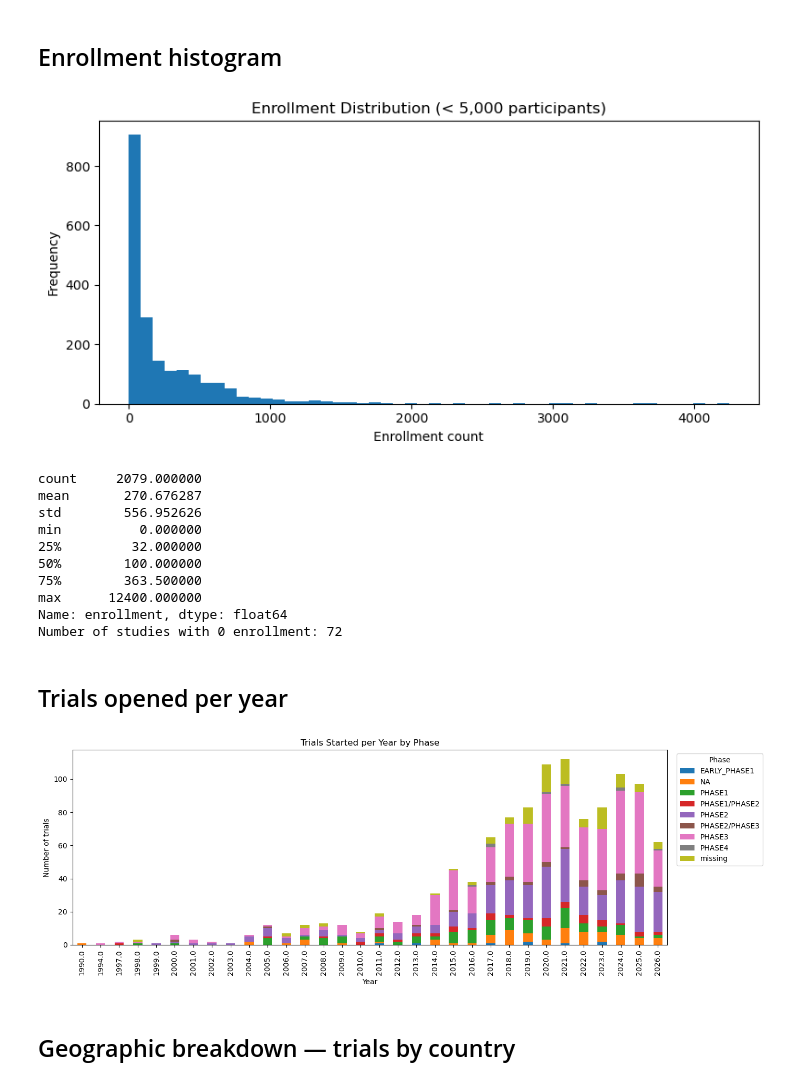
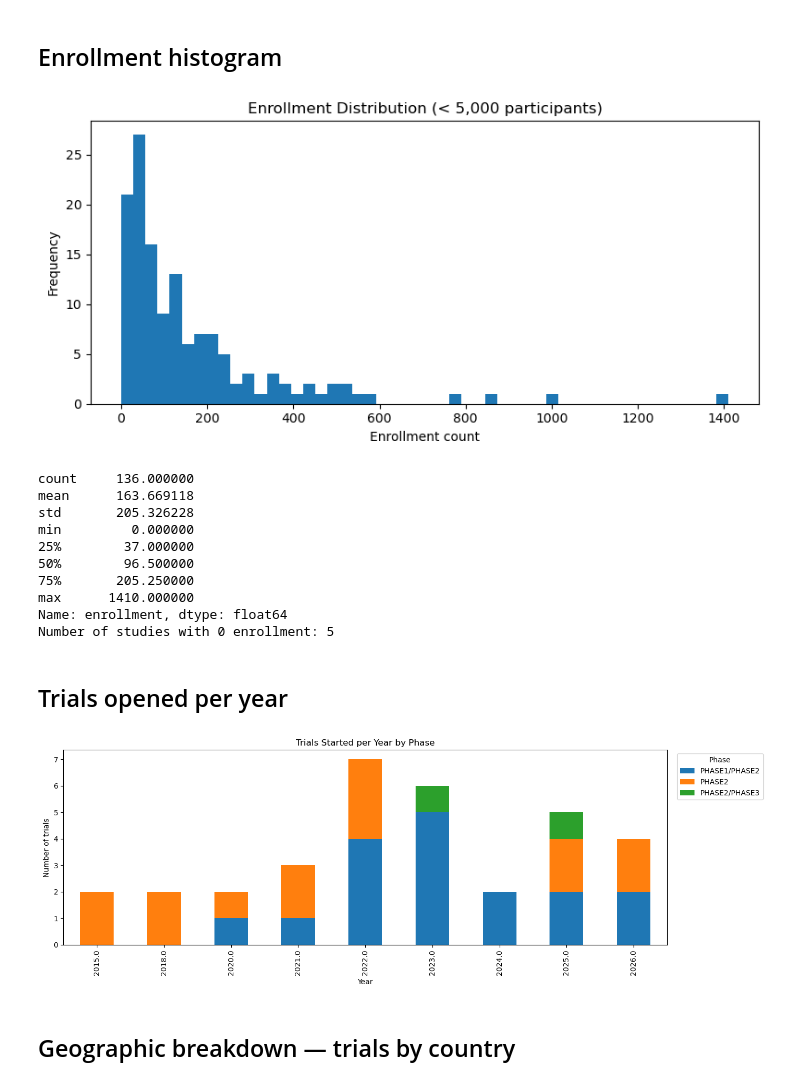
Before and after one commit to rishikiram/TACT, a Jupyter notebook: backend_py/eda.ipynb, the cells around one changed output. Drawn from its saved outputs; the diff is of its cells as text; code cells hidden in the pictures.

```diff
--- a/backend_py/eda.ipynb
+++ b/backend_py/eda.ipynb
@@ -10,4 +10,7 @@ from query import load_all
 df = load_all()
 print(f"{len(df):,} studies loaded")
 df.head(3)
+
+df = df[df['phase2'] == True]
+print(f"{len(df):,} phase 2 studies")
 # %% [output]
@@ -54,37 +53,37 @@ plt.show()
 print(enrollment.describe())
 print(f"Number of studies with 0 enrollment: {(enrollment == 0).sum()}")
 # %% [output]
-[figure, old version]
+[figure, new version]
-count     2079.000000
-mean       270.676287
-std        556.952626
-min          0.000000
-25%         32.000000
-50%        100.000000
-75%        363.500000
-max      12400.000000
+count     136.000000
+mean      163.669118
+std       205.326228
+min         0.000000
+25%        37.000000
+50%        96.500000
+75%       205.250000
+max      1410.000000
 Name: enrollment, dtype: float64
-Number of studies with 0 enrollment: 72
+Number of studies with 0 enrollment: 5
 # %% [markdown]
 ## Trials opened per year
 # %%
 df['start_year'] = pd.to_datetime(df['start_date'], errors='coerce').dt.year
 
 by_year_phase = (
-    df[df['start_year'] >= 1990]
+    df
     .groupby(['start_year', df['phase_text'].fillna('missing')])
     .size()
     .unstack(fill_value=0)
 )
 
 by_year_phase.plot(kind='bar', stacked=True, figsize=(14, 5), title='Trials Started per Year by Phase')
 plt.xlabel('Year')
 plt.ylabel('Number of trials')
 plt.legend(title='Phase', bbox_to_anchor=(1.01, 1), loc='upper left')
 plt.tight_layout()
 plt.show()
 # %% [output]
-[figure, old version]
+[figure, new version]
 # %% [markdown]
 ## Geographic breakdown — trials by country
 # %%
```
Also changed, not shown: parts of 19 cells of this notebook, 7 other files.
